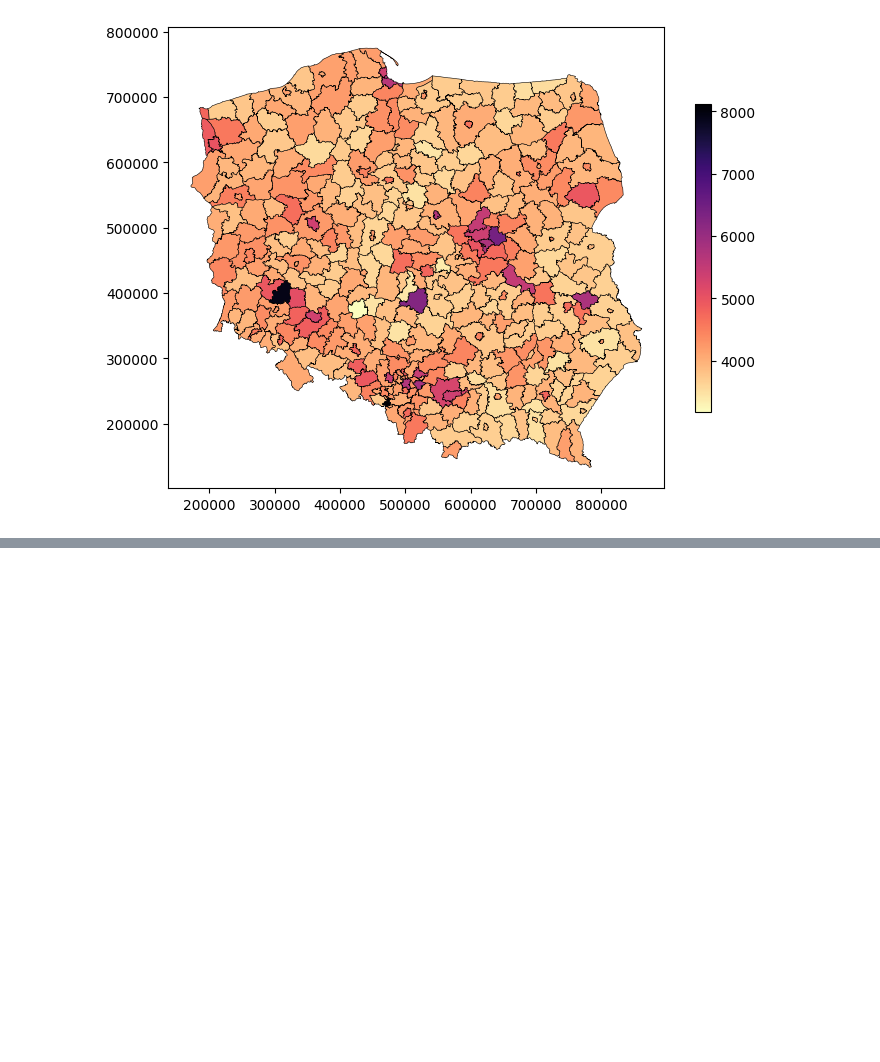
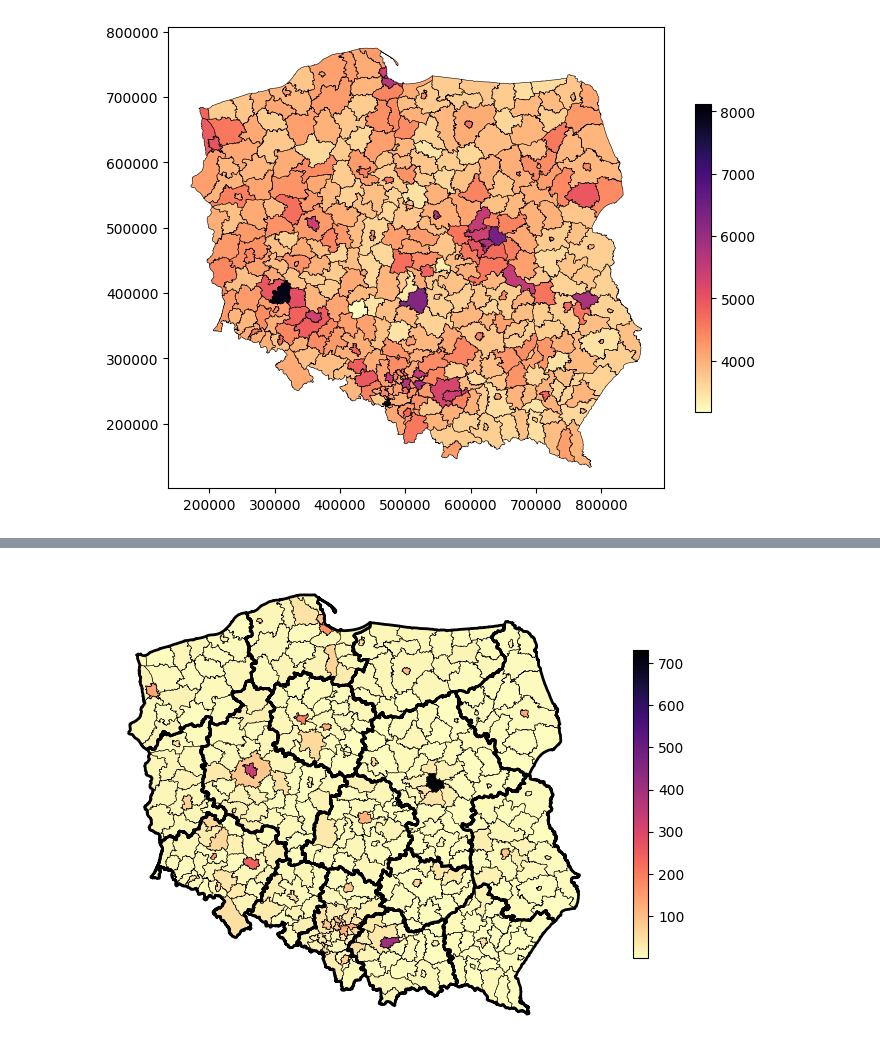
Before and after one commit to DepartmentOfStatisticsPUE/air-2024, a Jupyter notebook: notebooks/4_przestrzenne.ipynb, the cells around one changed output, grey strips where cells are left out. Saved outputs shown, nothing was run; the diff lists cells and outputs as text; code cells hidden in the pictures; blank space fills up the shorter version.

```diff
--- a/notebooks/4_przestrzenne.ipynb
+++ b/notebooks/4_przestrzenne.ipynb
@@ -228,0 +190,22 @@ pow_df_dane.plot(column = "Wartosc", cmap = "magma_r",
+# %%
+zywoploty = pd.read_excel(io = "zywoploty.xlsx", sheet_name=1)
+zywoploty = zywoploty[["Kod", "Wartosc"]]
+zywoploty["kod"] = zywoploty.Kod.astype(str).str.zfill(7) # '201000' => '0201000'
+zywoploty["kod"] = zywoploty.kod.str.slice(start=0,stop=4)
+zywoploty["Wartosc"] = zywoploty["Wartosc"]/1000
+zywoploty.head()
+# %%
+pow_df_zywo = pd.merge(left = pow_df,
+                       right = zywoploty[["kod", "Wartosc"]],
+                       how = "left",
+                       left_on = "jpt_kod_je",
+                       right_on = "kod")
+pow_df_zywo.head(n=3)
+# %%
+zywoploty_mapa = pow_df_zywo.plot(column = "Wartosc", cmap = "magma_r",
+                                 edgecolor = "black", linewidth = 0.4,
+                                 legend = True, legend_kwds = {'shrink': 0.5})
+
+woj.plot(ax=zywoploty_mapa, color = "none",  edgecolor = "black", linewidth = 2).set_axis_off()
+# %% [output]
+[figure, added]
```
Also changed, not shown: parts of 18 cells of this notebook.
